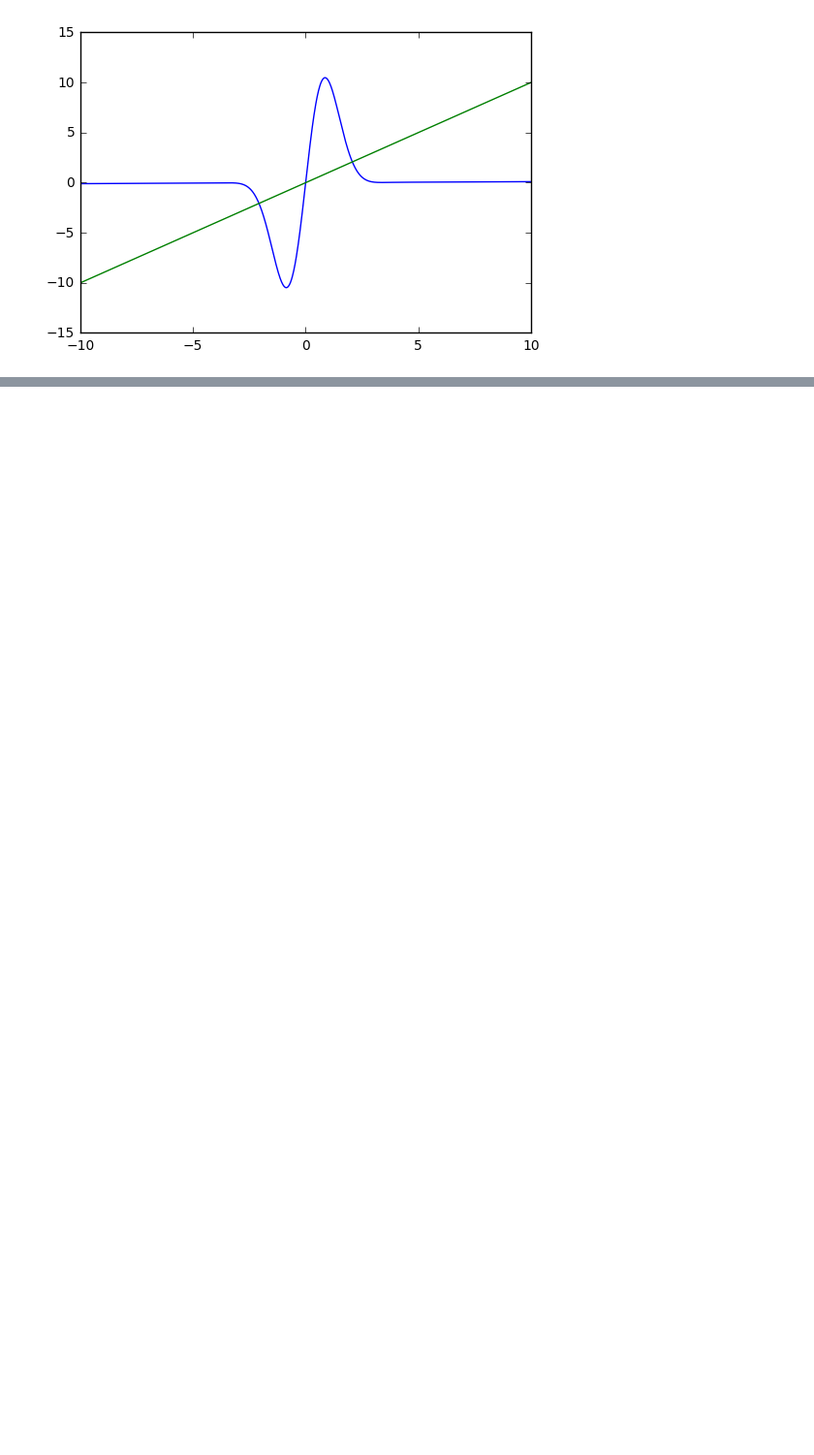
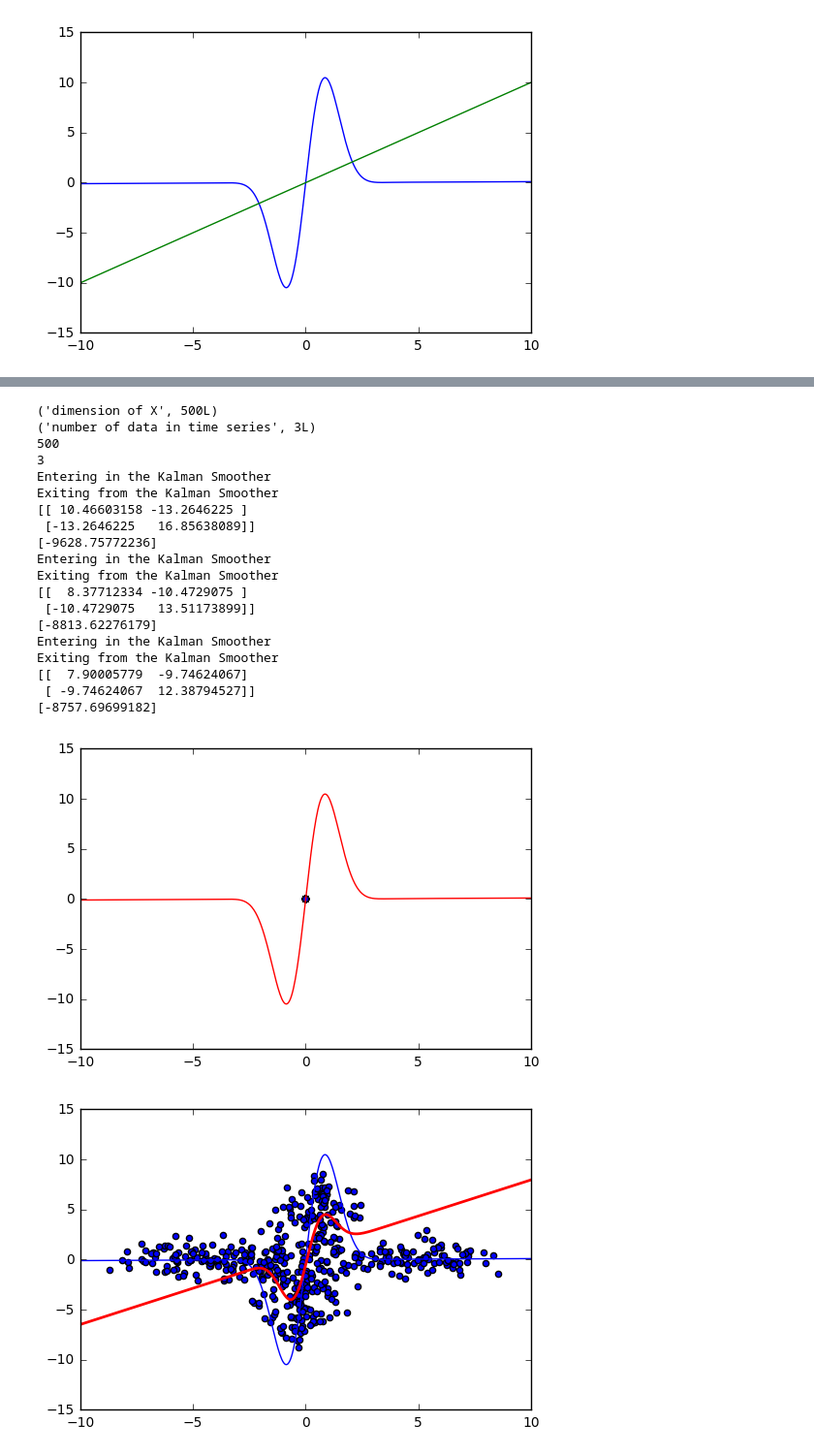
Before and after one commit to VincentBt/Projet-PGM, a Jupyter notebook: FunctionApprox_BrunoVincent.ipynb, the cells around one changed output, grey strips where cells are left out. Shown at 97% size. Cells and saved outputs as stored; diff of their text form; code cells hidden in the pictures; blank space fills up the shorter version.

```diff
--- a/FunctionApprox_BrunoVincent.ipynb
+++ b/FunctionApprox_BrunoVincent.ipynb
@@ -523,7 +524,7 @@ def Multitrainrbf(X, Y, Sigma, numNeurons, linear, Lambda):
     #y: n x OutputDimension
 
     n = X.shape[0]
-    d = X.shape[1]
+    d = Y.shape[1]
 
     #Centers are the neurons in our RBF network
     newCenters = kmeans(X,numNeurons)
@@ -573,7 +574,7 @@ f = [lambda k,x_0,x_1: 0.01*x_0+20*np.sin(x_0)*np.exp(-x_0**2/2), lambda k,x_0,x
 Lambda_f = 0
 
 C = 3
-h = [lambda k,x_0,x_1: C*x_0, lambda k,x_0,x_1: x_1, lambda k,x_0,x_1: 2*x_0 + x_1]
+h = [lambda k,x_0,x_1: C*x_0, lambda k,x_0,x_1: x_1, lambda k,x_0,x_1: x_0 + x_1]
 Lambda_h=0
 
 
@@ -633,9 +634,9 @@ for k in range(T):
     y[k] = evaluate_f(h,[k,x[k]],multiDimensional) + multivariate_normal(np.array([0,0,0]),R)
 
 
-mu, W, Psi = factor_analysis(y,StateDimension)
+#mu, W, Psi = factor_analysis(y,StateDimension)
 
-print(W)
+
 
 #sum([MultiRadialbasisfunc(Mean[:,i], Sigma, np.array([x_0, x_1]))*W_k[i,0] for i in range(numNeurons)])
 f_rbf = [lambda k,x_0,x_1:  sum([MultiRadialbasisfunc(Means_f[i], Sigma, np.array([x_0, x_1]))*W_k[i,0] for i in range(numNeurons)])+x_0*W_k[numNeurons,0] + x_1*W_k[numNeurons+1,0] + W_k[numNeurons+2,0], lambda k,x_0,x_1: sum([MultiRadialbasisfunc(Means_f[i], Sigma, np.array([x_0, x_1]))*W_k[i,0] for i in range(numNeurons)])+x_0*W_k[numNeurons,1] + x_1*W_k[numNeurons+1,1] + W_k[numNeurons+2,1]]
@@ -662,11 +663,11 @@ for t in range(maxIter):
     for i in range(iterations):
 
         #Start with the initial mean=0
-        x[0] = multivariate_normal(np.array([0,0]),Q_f)
+        x[0] = multivariate_normal(np.array([0,0]),Q)
 
         #Infer the states with non-linear Kalman filter
         print("Entering in the Kalman Smoother")
-        x_f,x_b = extended_KF(x[0],y,T,f_rbf,h_rbf,R_h,Q_f,StateDimension,OutputDimension)
+        x_f,x_b = extended_KF(x[0],y,T,f_rbf,h_rbf,R,Q,StateDimension,OutputDimension)
         print("Exiting from the Kalman Smoother")
 
         x_f_it[i] = x_f
@@ -684,8 +685,8 @@ for t in range(maxIter):
     #X represents x_k
     #Y represents x_{k+1}
 
-    X = x_b[0:T-2,:]
-    Y = x_b[1:T-1,:]
+    X = x_f[0:T-2,:]
+    Y = x_f[1:T-1,:]
 
     #Train the rbf and learn the new parameters
     W_f, Q_f, Means_f = Multitrainrbf(X,Y, Sigma, numNeurons, 0, Lambda_f)
@@ -705,42 +706,63 @@ for t in range(maxIter):
     #Train the rbf and learn the new parameters
     W_h, R_h, Means_h  = Multitrainrbf(X,Y, Sigma, numNeurons,1, Lambda_h)
 
-
     h_rbf = [lambda k,x_0,x_1: x_0*W_h[0,0] + x_1*W_h[1,0] + W_h[2,0], lambda k,x_0,x_1: x_0*W_h[0,1] + x_1*W_h[1,1] + W_h[2,1], lambda k,x_0,x_1:  x_0*W_h[0,2] + x_1*W_h[1,2] + W_h[2,2]]
 
     #############################################################################
 
     #llh[t] = log(np.sum([MultiRadialbasisfunc(x[i,:], Q, x_f[i,:]) for i in range(T)])) - (1/2) * log(det(Q))
-    llh[t] = np.sum([(-1/2)*dot((x_f[i,:]-x[i,:]).T,dot(inv(Q_f),x_f[i,:] - x[i,:])) for i in range(T)]) - (T/2) * log(det(Q_f))
+    llh[t] = np.sum([(-1.0/2.0)*dot((x_f[i,:]-x[i,:]).T,dot(inv(Q),x_f[i,:] - x[i,:])) for i in range(T)]) - (float(T)/2.0) * log(det(Q))
     print(llh[t])
 
 
 absc = np.linspace(-10,10,T)
 if multiDimensional == False:
     ordo = f(1,absc)
 if multiDimensional == True:
     to_plot = 0 #component of f to be plotted
     ordo = [f[to_plot](1,el,1) for el in absc] #specific for StateDimension = 2. Here we fix x1 = 1 and look at the evolution of f0 with x0
     ordorbf = [f_rbf[to_plot](1,el,1) for el in absc]
 
 plt.figure()
 plt.plot(absc,ordo,c='r')
 for i in range(iterations):
     plt.scatter(x_it[i,:-1,0],x_it[i,1:,0]) #looking at the evolution of the first component with time (actually, plotting points (x_t+1,x_t))
 plt.xlim(-10,10)
 #plt.savefig("graphs/x3.eps",format = "eps")
 plt.show()
 
 plt.figure()
 plt.plot(absc,ordo)
 plt.plot(absc,ordorbf, 'r-', linewidth=2)
 for i in range(iterations):
     plt.scatter(x_f_it[i,:-1,0],x_f_it[i,1:,0]) #looking at the evolution of the first component with time
 plt.xlim(-10,10)
 plt.ylim(-15,15)
 
 
 plt.show()
+# %% [output]
+('dimension of X', 500L)
+('number of data in time series', 3L)
+500
+3
+Entering in the Kalman Smoother
+Exiting from the Kalman Smoother
+[[ 10.46603158 -13.2646225 ]
+ [-13.2646225   16.85638089]]
+[-9628.75772236]
+Entering in the Kalman Smoother
+Exiting from the Kalman Smoother
+[[  8.37712334 -10.4729075 ]
+ [-10.4729075   13.51173899]]
+[-8813.62276179]
+Entering in the Kalman Smoother
+Exiting from the Kalman Smoother
+[[  7.90005779  -9.74624067]
+ [ -9.74624067  12.38794527]]
+[-8757.69699182]
+[figure, added]
+[figure, added]
 # %%
 import pandas as pd
 import numpy as np
```
Also changed, not shown: parts of 2 cells of this notebook, 1 other file.
